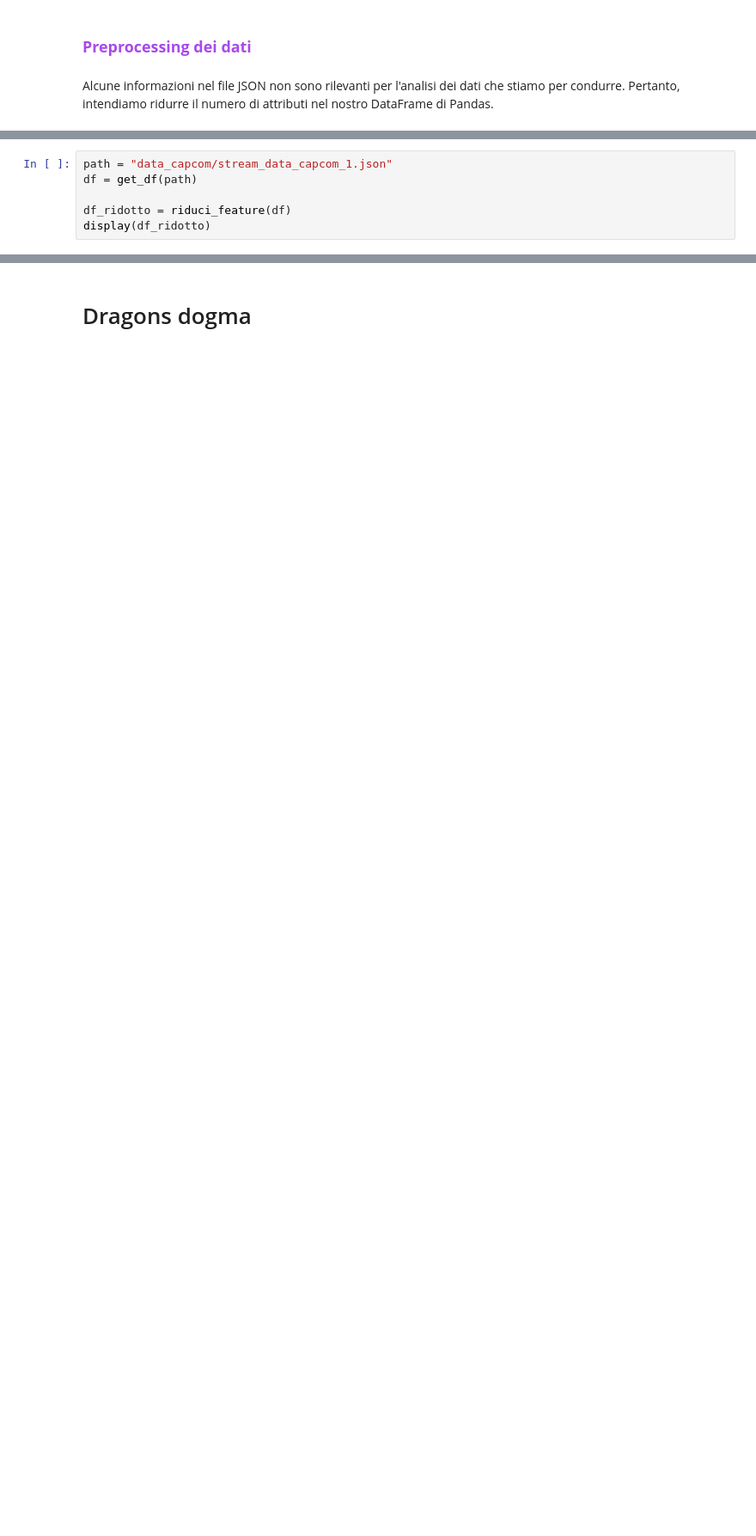
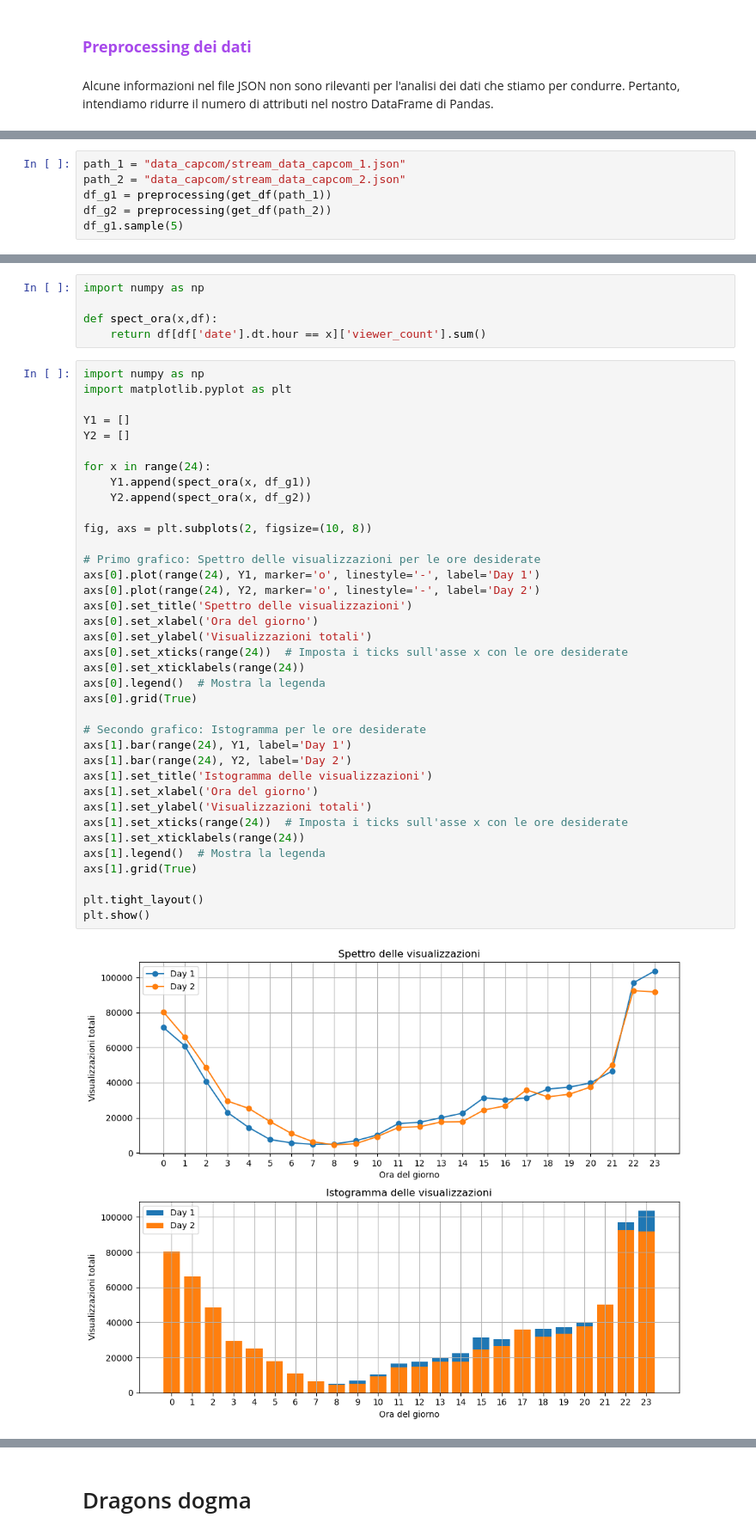
Before and after one commit to LenionK/Tutorial-SM, a Jupyter notebook: Tutorial.ipynb, the cells around one changed output, grey strips where cells are left out. Shown at 86% size. Drawn from its saved outputs; the diff is of its cells as text; blank space fills up the shorter version.

Commit message:
analisi dati capcom

```diff
--- a/Tutorial.ipynb
+++ b/Tutorial.ipynb
@@ -524,6 +517,0 @@ def riduci_feature(df):
-# %%
-path = "data_capcom/stream_data_capcom_1.json"
-df = get_df(path)
-
-df_ridotto = riduci_feature(df)
-display(df_ridotto)
@@ -543,0 +518,6 @@ display(df_ridotto)
+# %%
+path_1 = "data_capcom/stream_data_capcom_1.json"
+path_2 = "data_capcom/stream_data_capcom_2.json"
+df_g1 = preprocessing(get_df(path_1))
+df_g2 = preprocessing(get_df(path_2))
+df_g1.sample(5)
@@ -543,0 +544,44 @@ display(df_ridotto)
+# %%
+import numpy as np
+
+def spect_ora(x,df):
+    return df[df['date'].dt.hour == x]['viewer_count'].sum()
+# %%
+import numpy as np
+import matplotlib.pyplot as plt
+
+Y1 = []
+Y2 = []
+
+for x in range(24):
+    Y1.append(spect_ora(x, df_g1))
+    Y2.append(spect_ora(x, df_g2))
+
+fig, axs = plt.subplots(2, figsize=(10, 8))
+
+# Primo grafico: Spettro delle visualizzazioni per le ore desiderate
+axs[0].plot(range(24), Y1, marker='o', linestyle='-', label='Day 1')
+axs[0].plot(range(24), Y2, marker='o', linestyle='-', label='Day 2')
+axs[0].set_title('Spettro delle visualizzazioni')
+axs[0].set_xlabel('Ora del giorno')
+axs[0].set_ylabel('Visualizzazioni totali')
+axs[0].set_xticks(range(24))  # Imposta i ticks sull'asse x con le ore desiderate
+axs[0].set_xticklabels(range(24))
+axs[0].legend()  # Mostra la legenda
+axs[0].grid(True)
+
+# Secondo grafico: Istogramma per le ore desiderate
+axs[1].bar(range(24), Y1, label='Day 1')
+axs[1].bar(range(24), Y2, label='Day 2')
+axs[1].set_title('Istogramma delle visualizzazioni')
+axs[1].set_xlabel('Ora del giorno')
+axs[1].set_ylabel('Visualizzazioni totali')
+axs[1].set_xticks(range(24))  # Imposta i ticks sull'asse x con le ore desiderate
+axs[1].set_xticklabels(range(24))
+axs[1].legend()  # Mostra la legenda
+axs[1].grid(True)
+
+plt.tight_layout()
+plt.show()
+# %% [output]
+[figure, added]
```
Also changed, not shown: parts of 9 cells of this notebook.
